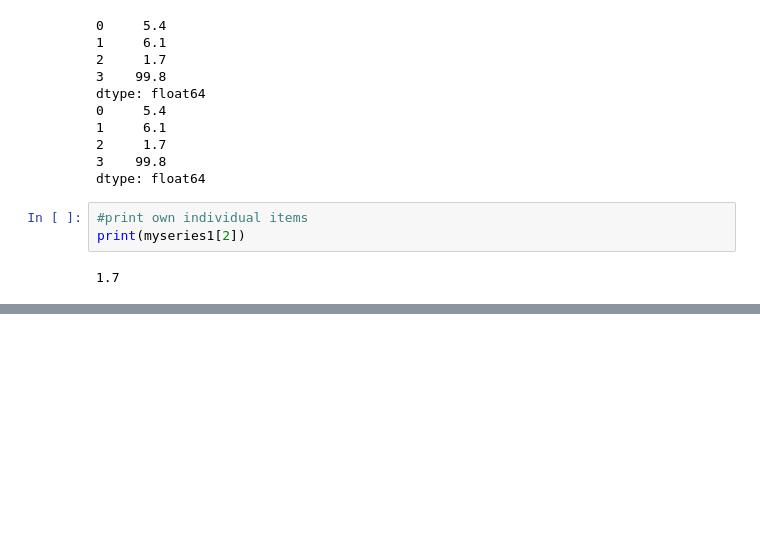
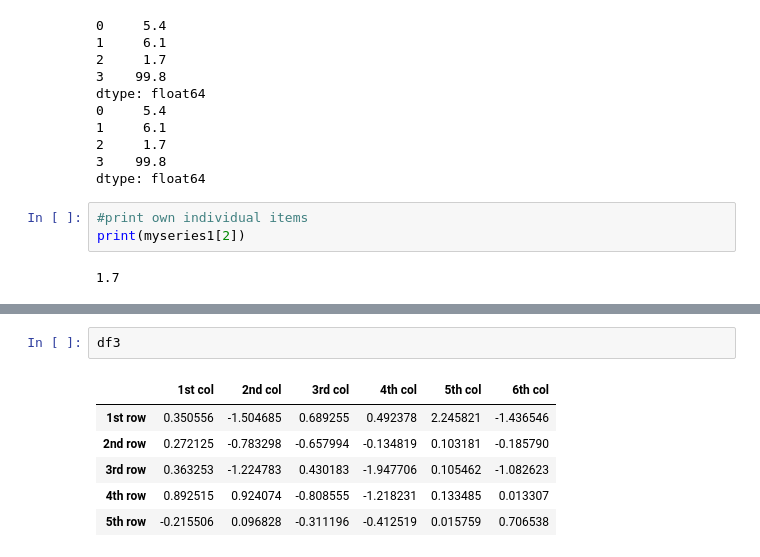
Before and after one commit to jagmeetmalhotra/aiml, a Jupyter notebook: Pandas.ipynb, the cells around one changed output, grey strips where cells are left out. Drawn from its saved outputs; the diff is of its cells as text; blank space fills up the shorter version.

```diff
--- a/Pandas.ipynb
+++ b/Pandas.ipynb
@@ -33,0 +210,9 @@ print(myseries1[2])
+# %%
+df3
+# %% [output]
+|  | 1st col | 2nd col | 3rd col | 4th col | 5th col | 6th col |
+| 1st row | 0.350556 | -1.504685 | 0.689255 | 0.492378 | 2.245821 | -1.436546 |
+| 2nd row | 0.272125 | -0.783298 | -0.657994 | -0.134819 | 0.103181 | -0.185790 |
+| 3rd row | 0.363253 | -1.224783 | 0.430183 | -1.947706 | 0.105462 | -1.082623 |
+| 4th row | 0.892515 | 0.924074 | -0.808555 | -1.218231 | 0.133485 | 0.013307 |
+| 5th row | -0.215506 | 0.096828 | -0.311196 | -0.412519 | 0.015759 | 0.706538 |
```
Also changed, not shown: parts of 28 cells of this notebook.
